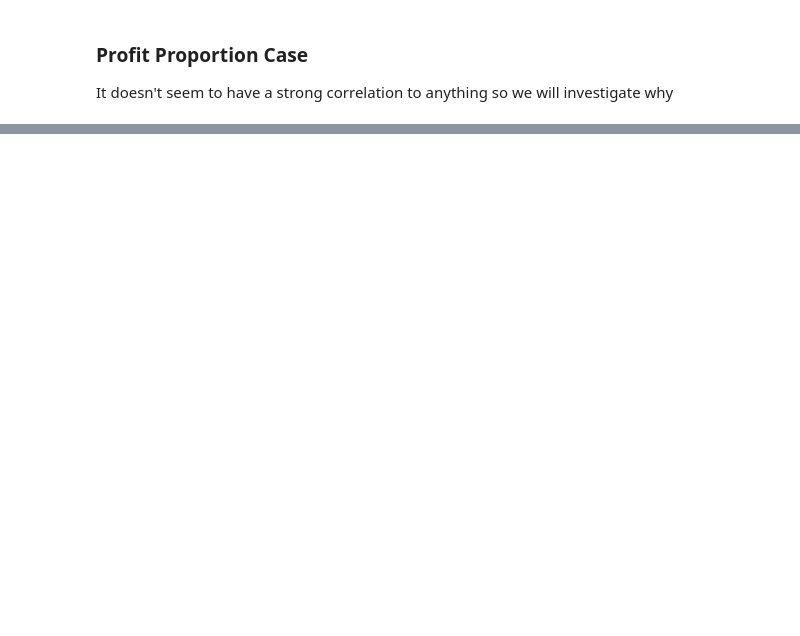
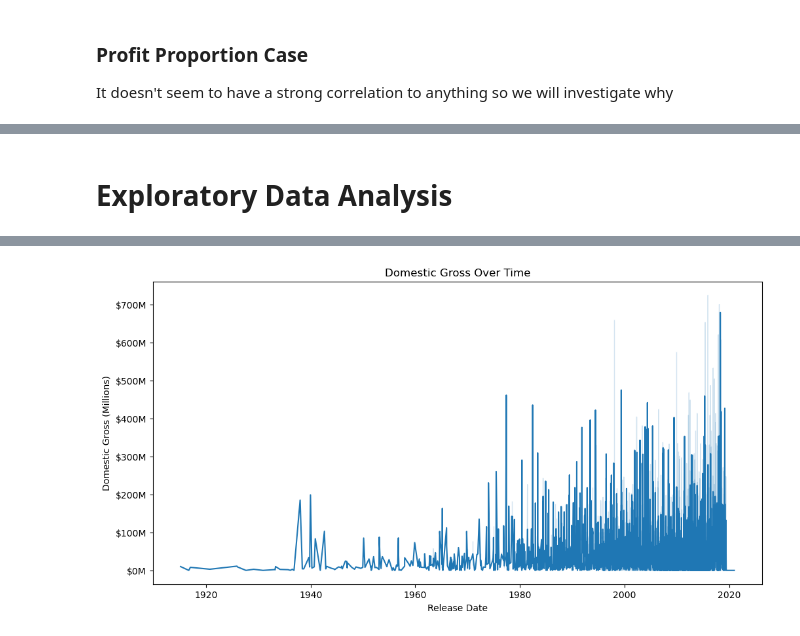
Before and after one commit to minerva-ds/dsc-movies-analysis, a Jupyter notebook: index.ipynb, the cells around one changed output, grey strips where cells are left out. Saved outputs shown, nothing was run; the diff lists cells and outputs as text; code cells hidden in the pictures; blank space fills up the shorter version.

```diff
--- a/index.ipynb
+++ b/index.ipynb
@@ -3513,5 +2871,0 @@ recent_tn_movie_budgets
-# %%
-# Subtracted the cost of production from the domestic gross to try to find profit
-
-tn_movie_budgets['movie_profit'] = tn_movie_budgets['domestic_gross'] - tn_movie_budgets['production_budget']
-tn_movie_budgets
@@ -3538,0 +3175,23 @@ conn.close()
+# %% [markdown]
+# Exploratory Data Analysis
+# %%
+from matplotlib.ticker import FuncFormatter
+# Just getting a visual of domestic gross over the years
+#display(tn_movie_budgets.head())
+tn_movie_budgets['scaled_dom_gross'] = tn_movie_budgets['domestic_gross'] / 1e6 #scale to millions
+
+def add_currency_symbol(x, pos):
+    return f'${x:,.0f}M'
+
+# Plotting the data
+plt.figure(figsize=(12, 6))
+sns.lineplot(x='release_date', y='scaled_dom_gross', data=tn_movie_budgets)
+plt.title('Domestic Gross Over Time')
+plt.xlabel('Release Date')
+plt.ylabel('Domestic Gross (Millions)')
+
+# Apply the currency formatter to the y-axis
+plt.gca().yaxis.set_major_formatter(FuncFormatter(add_currency_symbol))
+
+plt.show()
+# %% [output]
@@ -3538,0 +3204 @@ conn.close()
+[figure, added]
```
Also changed, not shown: parts of 89 cells of this notebook, 2 other files.
